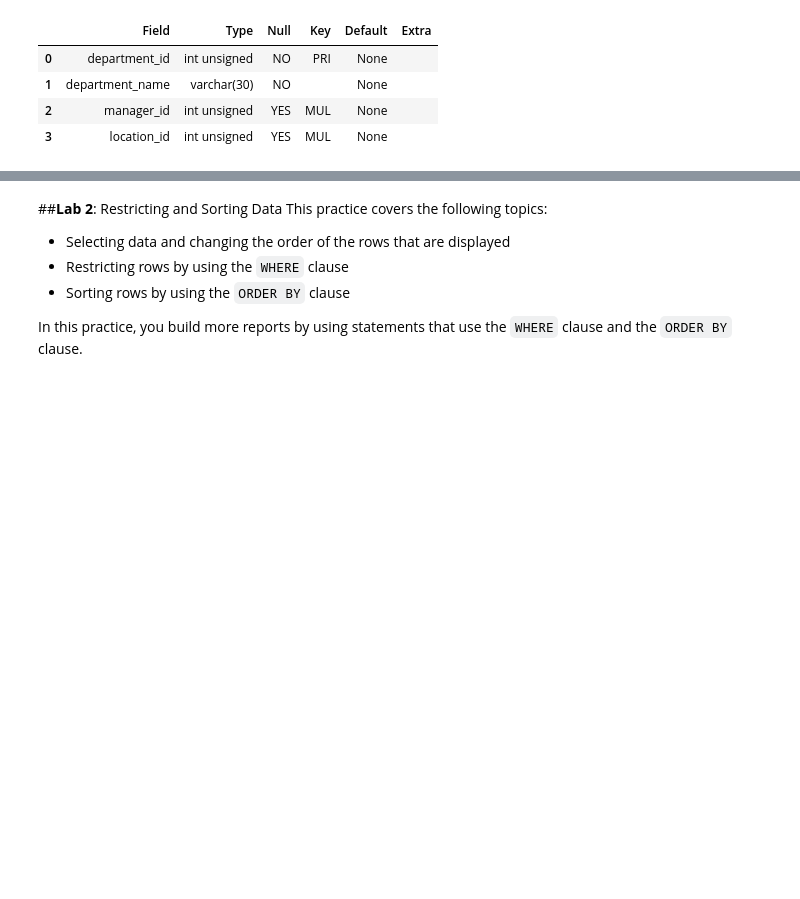
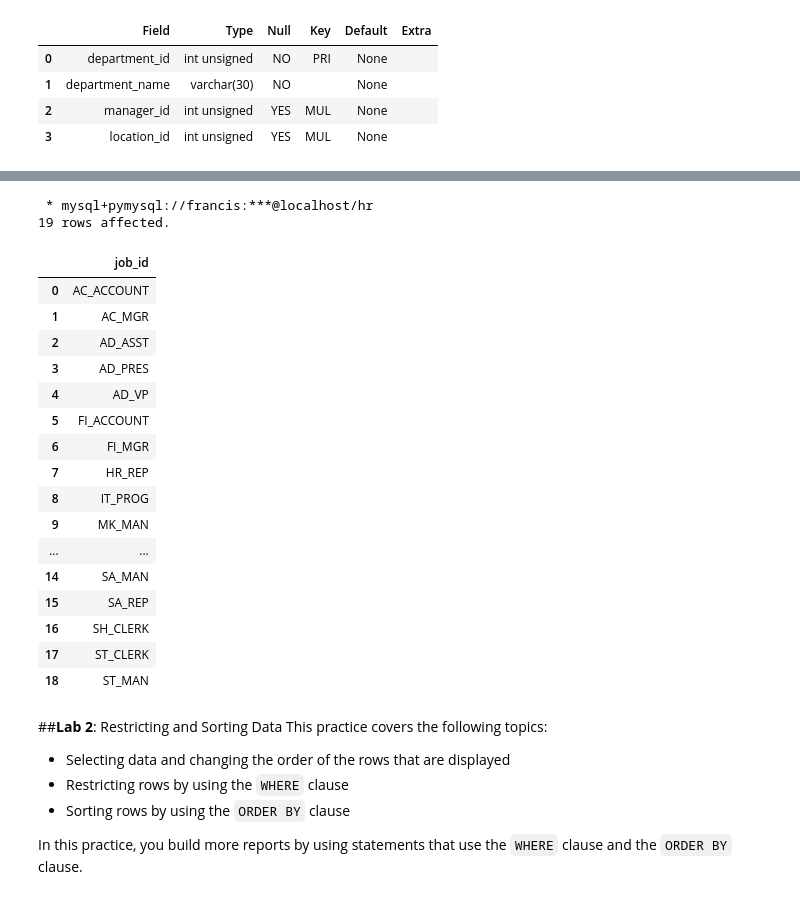
Before and after one commit to yugentan/googleCollab, a Jupyter notebook: MySQL Hand-On Lab.ipynb, the cells around one changed output, grey strips where cells are left out. Saved outputs shown, nothing was run; the diff lists cells and outputs as text; code cells hidden in the pictures; blank space fills up the shorter version.

```diff
--- a/MySQL Hand-On Lab.ipynb
+++ b/MySQL Hand-On Lab.ipynb
@@ -235,6 +287,28 @@ FROM employees;
 # %%
 %%sql
 # Insert Your Code Here
+SELECT DISTINCT job_id
+FROM employees;
+# %% [output]
+ * mysql+pymysql://francis:***@localhost/hr
+19 rows affected.
+|  | job_id |
+| 0 | AC_ACCOUNT |
+| 1 | AC_MGR |
+| 2 | AD_ASST |
+| 3 | AD_PRES |
+| 4 | AD_VP |
+| 5 | FI_ACCOUNT |
+| 6 | FI_MGR |
+| 7 | HR_REP |
+| 8 | IT_PROG |
+| 9 | MK_MAN |
+| ... | ... |
+| 14 | SA_MAN |
+| 15 | SA_REP |
+| 16 | SH_CLERK |
+| 17 | ST_CLERK |
+| 18 | ST_MAN |
 # %% [markdown]
 ##**Lab 2**: Restricting and Sorting Data
 This practice covers the following topics:
```
Also changed, not shown: parts of 4 cells of this notebook.
